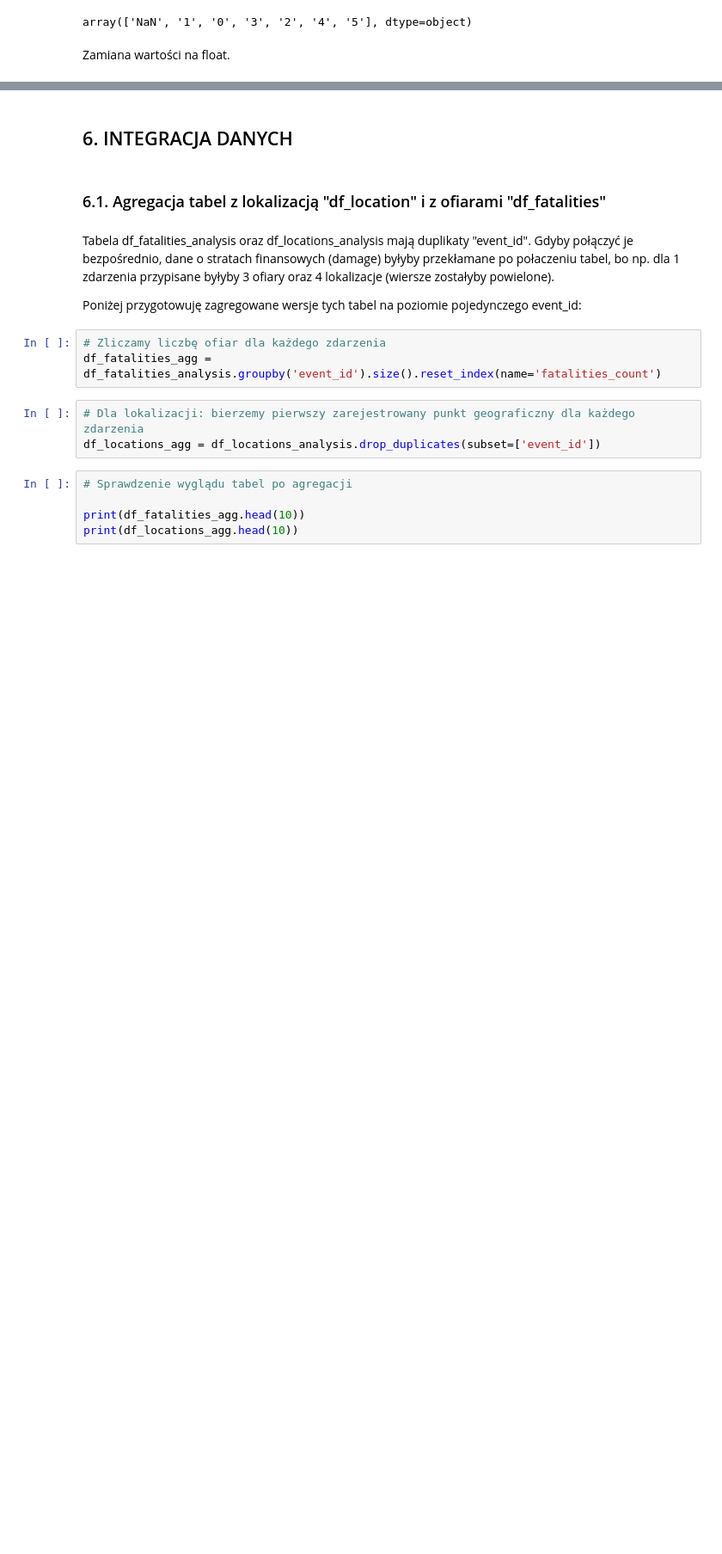
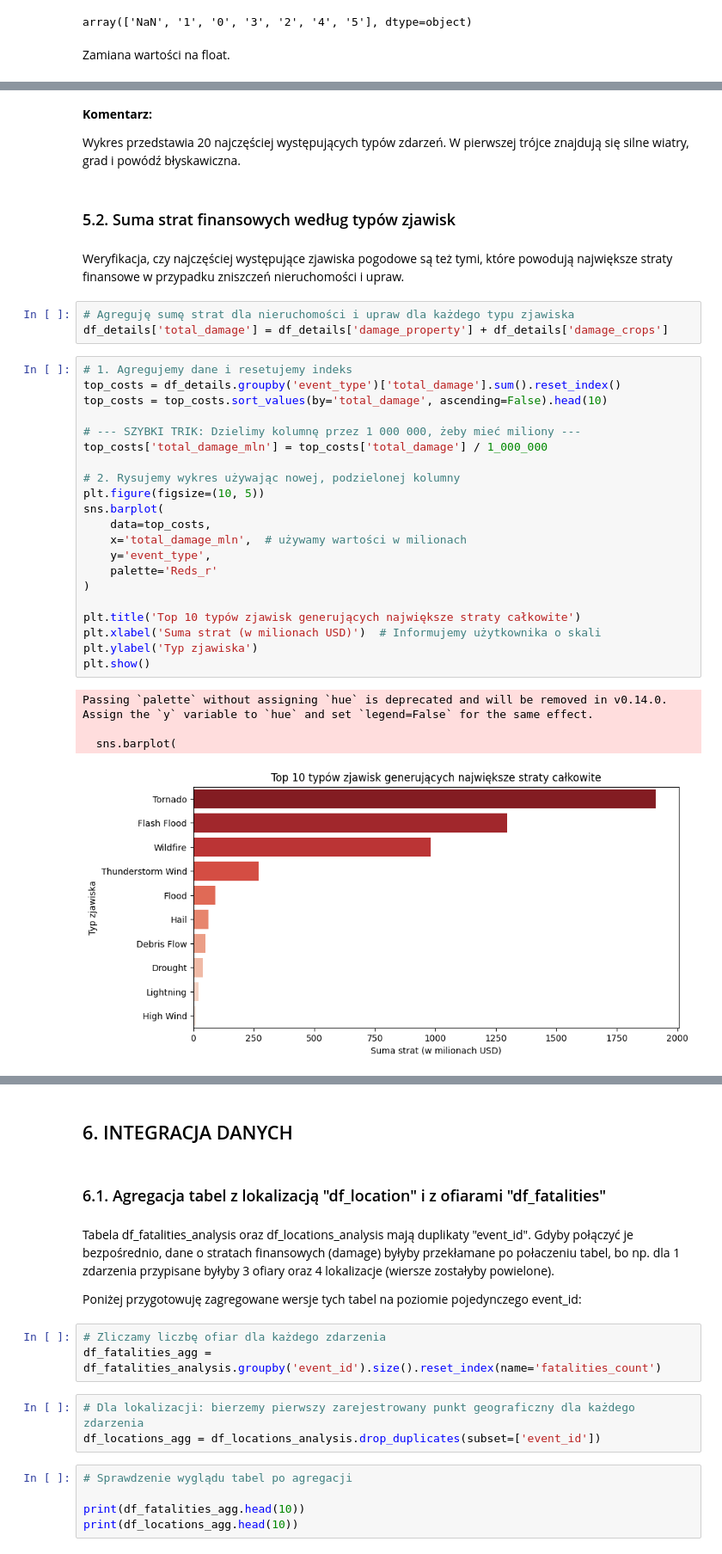
Before and after one commit to piaseckazaneta/Python, a Jupyter notebook: Zaneta_Piasecka_Mini_projekt_2026.ipynb, the cells around one changed output, grey strips where cells are left out. Shown at 86% size. Saved outputs shown, nothing was run; the diff lists cells and outputs as text; blank space fills up the shorter version.

```diff
--- a/Zaneta_Piasecka_Mini_projekt_2026.ipynb
+++ b/Zaneta_Piasecka_Mini_projekt_2026.ipynb
@@ -497,0 +518,38 @@ df_details_analysis["tor_f_scale_number"] = (df_details_analysis["tor_f_scale_nu
+# %% [markdown]
+**Komentarz:**
+
+Wykres przedstawia 20 najczęściej występujących typów zdarzeń.
+W pierwszej trójce znajdują się silne wiatry, grad i powódź błyskawiczna.
+# %% [markdown]
+### 5.2. Suma strat finansowych według typów zjawisk
+# %% [markdown]
+Weryfikacja, czy najczęściej występujące zjawiska pogodowe są też tymi, które powodują największe straty finansowe w przypadku zniszczeń nieruchomości i upraw.
+# %%
+# Agreguję sumę strat dla nieruchomości i upraw dla każdego typu zjawiska
+df_details['total_damage'] = df_details['damage_property'] + df_details['damage_crops']
+# %%
+# 1. Agregujemy dane i resetujemy indeks
+top_costs = df_details.groupby('event_type')['total_damage'].sum().reset_index()
+top_costs = top_costs.sort_values(by='total_damage', ascending=False).head(10)
+
+# --- SZYBKI TRIK: Dzielimy kolumnę przez 1 000 000, żeby mieć miliony ---
+top_costs['total_damage_mln'] = top_costs['total_damage'] / 1_000_000
+
+# 2. Rysujemy wykres używając nowej, podzielonej kolumny
+plt.figure(figsize=(10, 5))
+sns.barplot(
+    data=top_costs,
+    x='total_damage_mln',  # używamy wartości w milionach
+    y='event_type',
+    palette='Reds_r'
+)
+
+plt.title('Top 10 typów zjawisk generujących największe straty całkowite')
+plt.xlabel('Suma strat (w milionach USD)')  # Informujemy użytkownika o skali
+plt.ylabel('Typ zjawiska')
+plt.show()
+# %% [output]
+Passing `palette` without assigning `hue` is deprecated and will be removed in v0.14.0. Assign the `y` variable to `hue` and set `legend=False` for the same effect.
+
+  sns.barplot(
+[figure, added]
```
Also changed, not shown: parts of 49 cells of this notebook.
